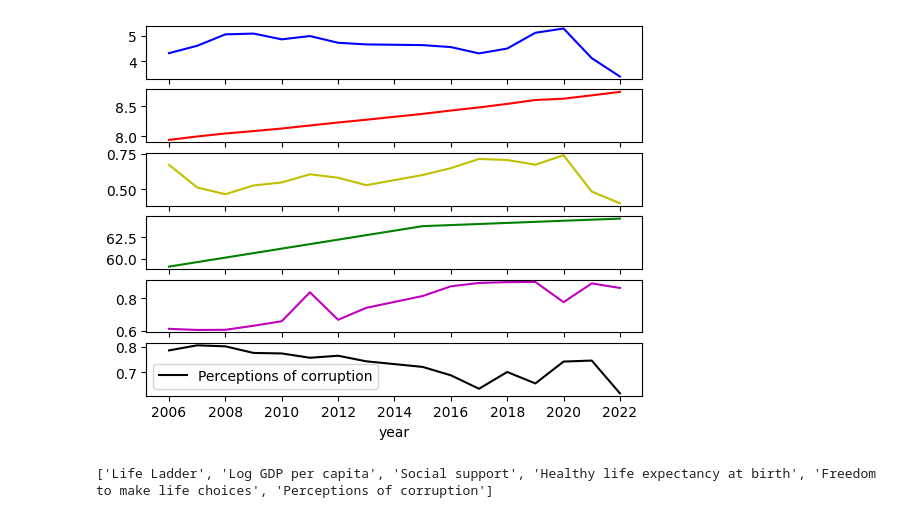
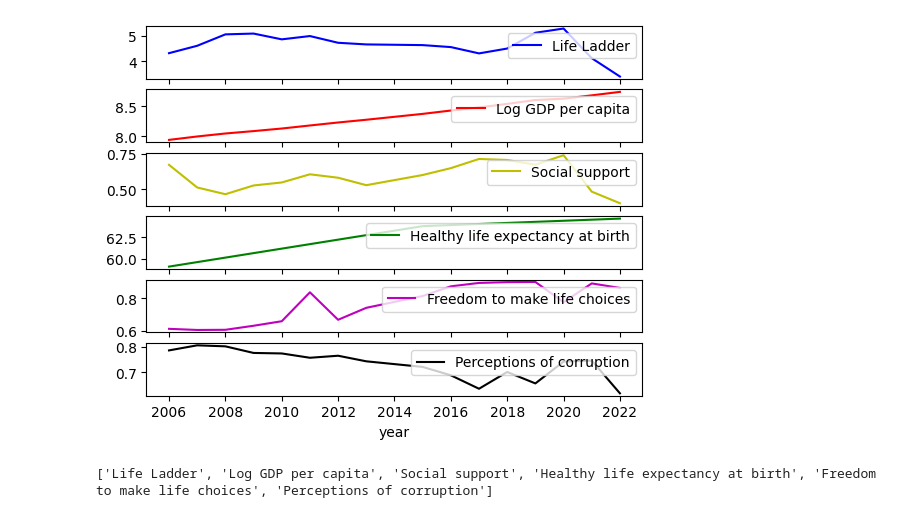
Before and after one commit to vincentheynderickx/pe-hackathon, a Jupyter notebook: oliv.ipynb, the cells around one changed output. Cells and saved outputs as stored; diff of their text form; code cells hidden in the pictures.

```diff
--- a/oliv.ipynb
+++ b/oliv.ipynb
@@ -18,34 +18,34 @@ def nuage_pt(df):
     L=[droite(t)for t in X]
     plt.plot(X,L, c='r')
     plt.show()
 
 def courbe(df):
     L=df.columns.to_list()
     x=df.index.to_list()
     M=['b', 'r', 'y', 'g', 'm', 'k']
     fig, axs = plt.subplots(len(L), 1)
     for k in range (len(L)):
         X=df[L[k]].to_list()
-        axs[k].plot(x, X, c=M[k])
-        plt.legend([L[k]])
+        axs[k].plot(x, X, c=M[k], label=L[k])
+        axs[k].legend(loc='upper right')
     plt.xlabel('year')
     plt.show()
     print(L)
 
 #plt.plot(x,X)
 
 df = pd.read_csv('data.csv', decimal=',')
 df.dropna(axis=0,how='any',inplace=True)
 dfbangladesh = df[df['Country name'] == 'Bangladesh']
 dfbangladesh.set_index('year',inplace=True)
 dfbangladesh1 = dfbangladesh[['Life Ladder','Log GDP per capita','Social support','Healthy life expectancy at birth','Freedom to make life choices','Perceptions of corruption']]
 
 
 df1=df[df['year'] == 2022]
 df2 = df1[['Life Ladder','Log GDP per capita']]
 
 
 courbe(dfbangladesh1)
 # %% [output]
-[figure, old version]
+[figure, new version]
 ['Life Ladder', 'Log GDP per capita', 'Social support', 'Healthy life expectancy at birth', 'Freedom to make life choices', 'Perceptions of corruption']
```
